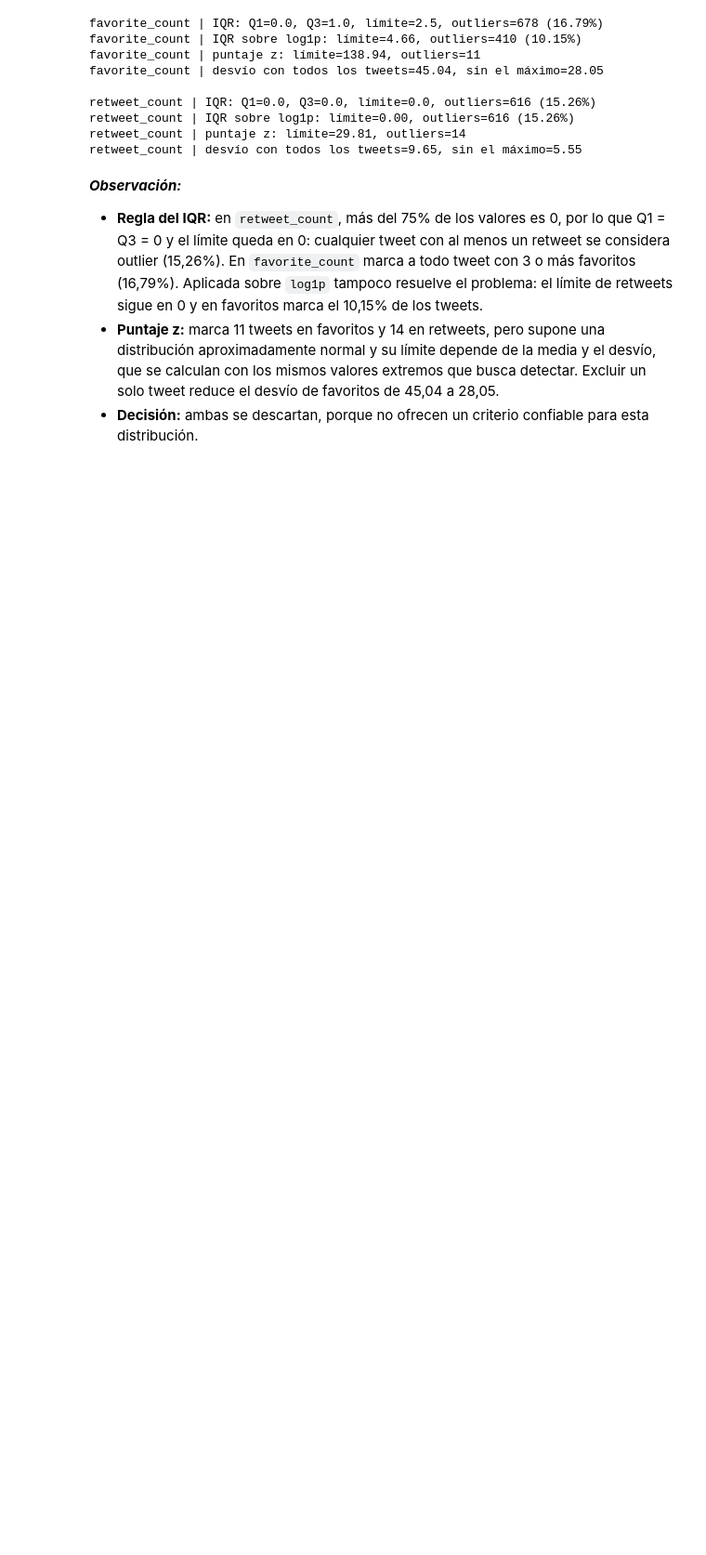
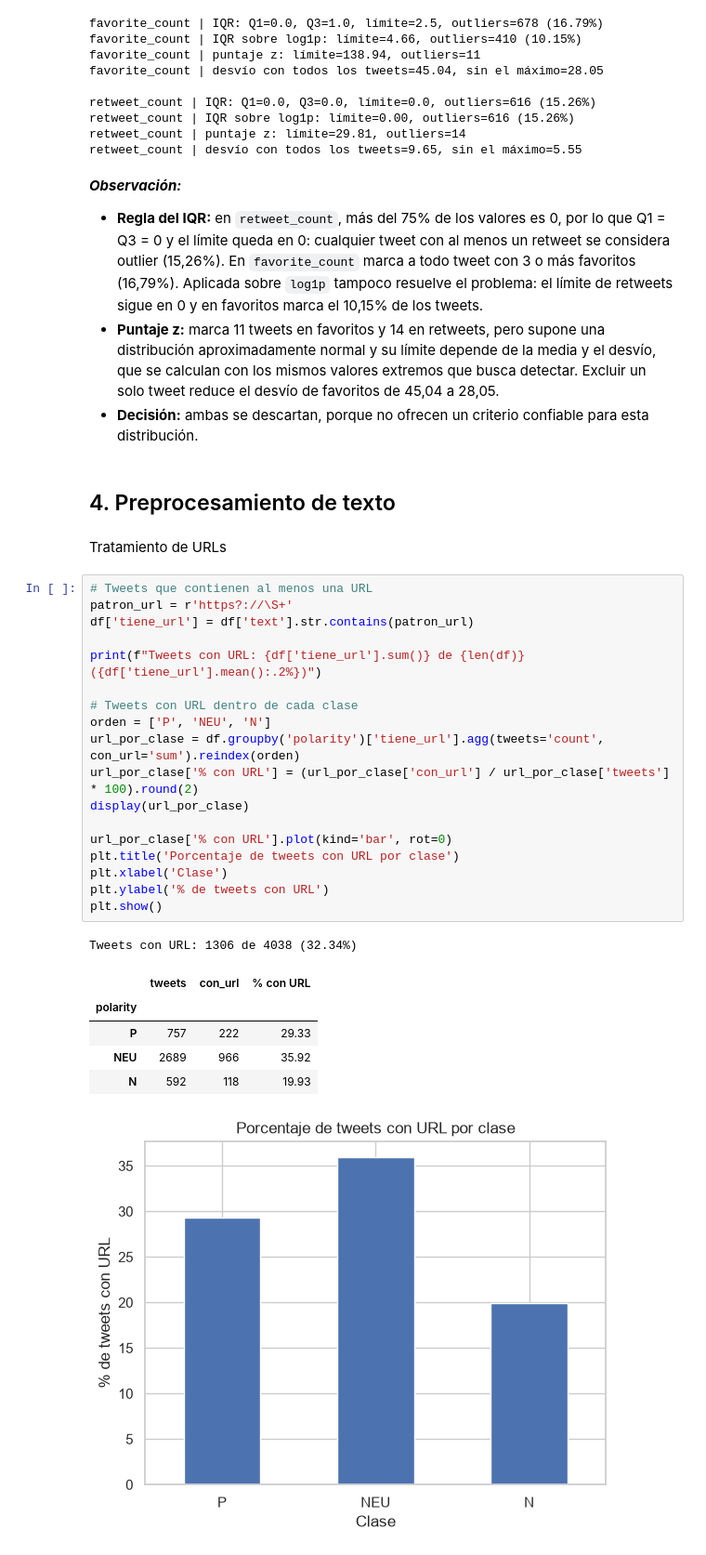
Before and after one commit to Barlita03/TP-CienciasDeDatos, a Jupyter notebook: TP1_CdD.ipynb, the cells around one changed output. Shown at 93% size. Drawn from its saved outputs; the diff is of its cells as text; blank space fills up the shorter version.

Commit message:
Agrega el tratamiento de URLs en el preprocesamiento de texto
Co-Authored-By: Claude Opus 5.5 <noreply@anthropic.com>

```diff
--- a/TP1_CdD.ipynb
+++ b/TP1_CdD.ipynb
@@ -438,3 +438,33 @@ retweet_count | desvío con todos los tweets=9.65, sin el máximo=5.55
 * **Regla del IQR:** en `retweet_count`, más del 75% de los valores es 0, por lo que Q1 = Q3 = 0 y el límite queda en 0: cualquier tweet con al menos un retweet se considera outlier (15,26%). En `favorite_count` marca a todo tweet con 3 o más favoritos (16,79%). Aplicada sobre `log1p` tampoco resuelve el problema: el límite de retweets sigue en 0 y en favoritos marca el 10,15% de los tweets.
 * **Puntaje z:** marca 11 tweets en favoritos y 14 en retweets, pero supone una distribución aproximadamente normal y su límite depende de la media y el desvío, que se calculan con los mismos valores extremos que busca detectar. Excluir un solo tweet reduce el desvío de favoritos de 45,04 a 28,05.
 * **Decisión:** ambas se descartan, porque no ofrecen un criterio confiable para esta distribución.
+# %% [markdown]
+## 4. Preprocesamiento de texto
+# %% [markdown]
+Tratamiento de URLs
+# %%
+# Tweets que contienen al menos una URL
+patron_url = r'https?://\S+'
+df['tiene_url'] = df['text'].str.contains(patron_url)
+
+print(f"Tweets con URL: {df['tiene_url'].sum()} de {len(df)} ({df['tiene_url'].mean():.2%})")
+
+# Tweets con URL dentro de cada clase
+orden = ['P', 'NEU', 'N']
+url_por_clase = df.groupby('polarity')['tiene_url'].agg(tweets='count', con_url='sum').reindex(orden)
+url_por_clase['% con URL'] = (url_por_clase['con_url'] / url_por_clase['tweets'] * 100).round(2)
+display(url_por_clase)
+
+url_por_clase['% con URL'].plot(kind='bar', rot=0)
+plt.title('Porcentaje de tweets con URL por clase')
+plt.xlabel('Clase')
+plt.ylabel('% de tweets con URL')
+plt.show()
+# %% [output]
+Tweets con URL: 1306 de 4038 (32.34%)
+|  | tweets | con_url | % con URL |
+| polarity |  |  |  |
+| P | 757 | 222 | 29.33 |
+| NEU | 2689 | 966 | 35.92 |
+| N | 592 | 118 | 19.93 |
+[figure, added]
```
Also changed, not shown: parts of 10 cells of this notebook, 3 other files.
